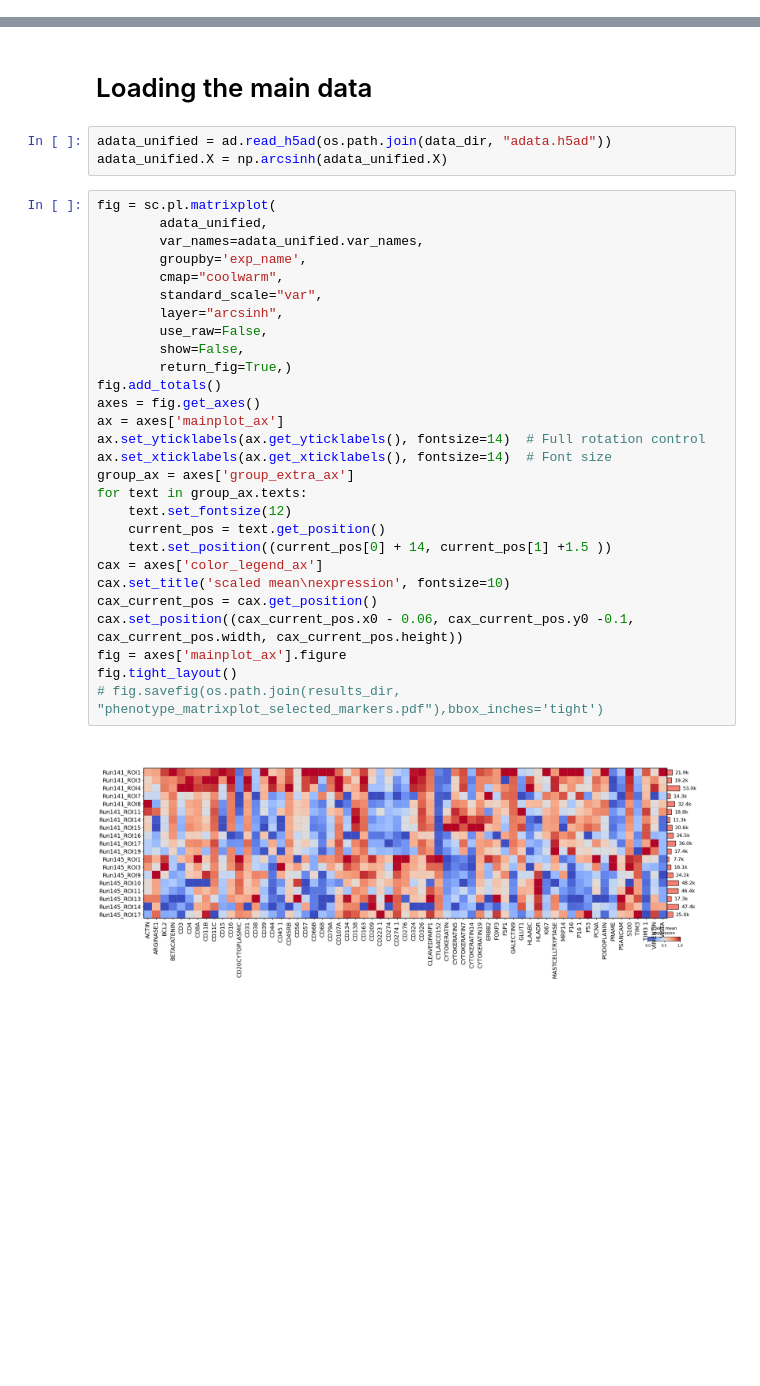
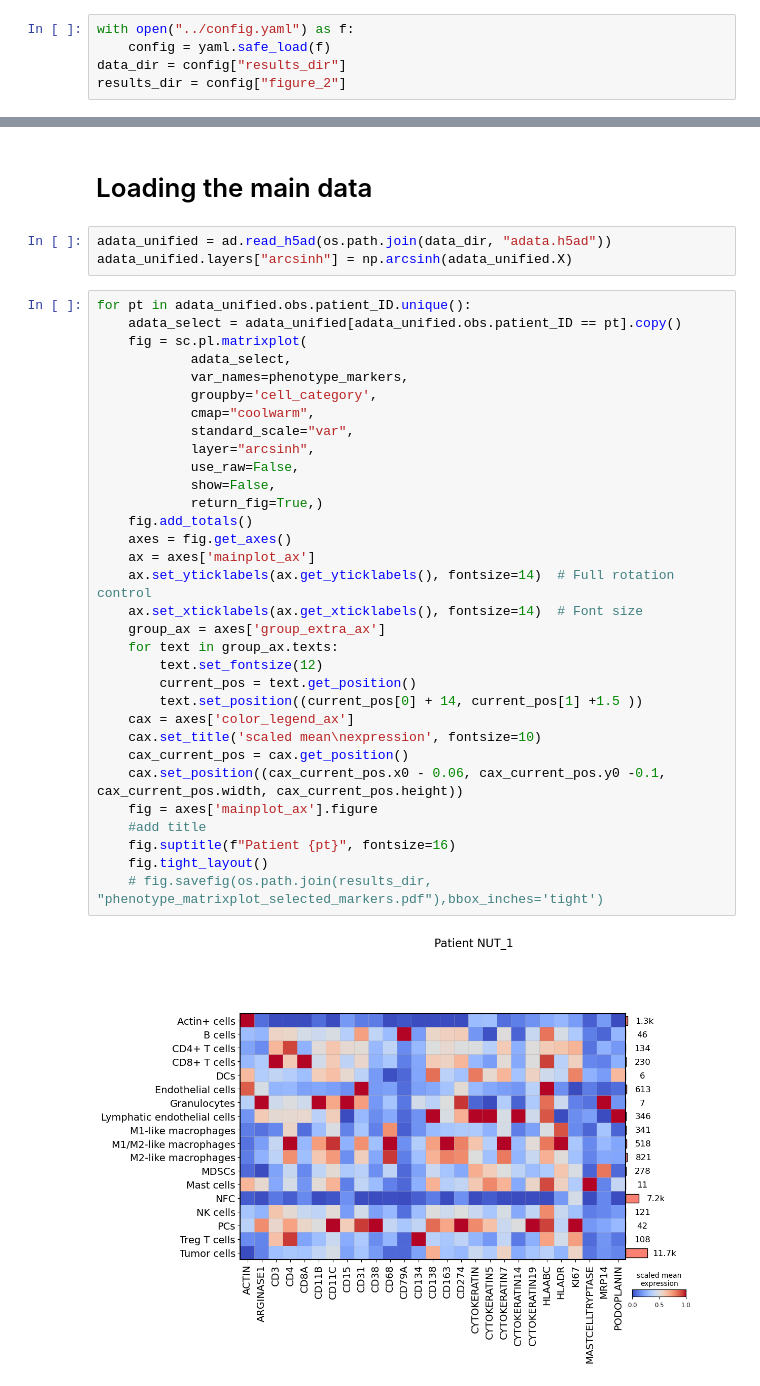
Before and after one commit to SchapiroLabor/NUT_spatial, a Jupyter notebook: figures/figure_2_python.ipynb, the cells around one changed output, grey strips where cells are left out. Drawn from its saved outputs; the diff is of its cells as text; blank space fills up the shorter version.

Commit message:
updated readme and paths

```diff
--- a/figures/figure_2_python.ipynb
+++ b/figures/figure_2_python.ipynb
@@ -15,3 +13,8 @@ results_dir = "/Users/jawadalaaedeen/Desktop/PhD/NMC/results/figure_2"
+# %%
+with open("../config.yaml") as f:
+    config = yaml.safe_load(f)
+data_dir = config["results_dir"]
+results_dir = config["figure_2"]
 # %% [markdown]
 ### markers to showcase
 # %%
@@ -20,34 +23,38 @@ phenotype_markers = ["ACTIN", "ARGINASE1", "CD3", "CD4", "CD8A", "CD11B", "CD11C
 # Loading the main data
 # %%
 adata_unified = ad.read_h5ad(os.path.join(data_dir, "adata.h5ad"))
-adata_unified.X = np.arcsinh(adata_unified.X)
+adata_unified.layers["arcsinh"] = np.arcsinh(adata_unified.X)
 # %%
-fig = sc.pl.matrixplot(
-        adata_unified,
-        var_names=adata_unified.var_names,
-        groupby='exp_name',
-        cmap="coolwarm",
-        standard_scale="var",
-        layer="arcsinh",
-        use_raw=False,
-        show=False,
-        return_fig=True,)
-fig.add_totals()
-axes = fig.get_axes()
-ax = axes['mainplot_ax']
-ax.set_yticklabels(ax.get_yticklabels(), fontsize=14)  # Full rotation control
-ax.set_xticklabels(ax.get_xticklabels(), fontsize=14)  # Font size
-group_ax = axes['group_extra_ax']
-for text in group_ax.texts:
-    text.set_fontsize(12)
-    current_pos = text.get_position()
-    text.set_position((current_pos[0] + 14, current_pos[1] +1.5 ))
-cax = axes['color_legend_ax']
-cax.set_title('scaled mean\nexpression', fontsize=10)
-cax_current_pos = cax.get_position()
-cax.set_position((cax_current_pos.x0 - 0.06, cax_current_pos.y0 -0.1, cax_current_pos.width, cax_current_pos.height))
-fig = axes['mainplot_ax'].figure
-fig.tight_layout()
-# fig.savefig(os.path.join(results_dir, "phenotype_matrixplot_selected_markers.pdf"),bbox_inches='tight')
+for pt in adata_unified.obs.patient_ID.unique():
+    adata_select = adata_unified[adata_unified.obs.patient_ID == pt].copy()
+    fig = sc.pl.matrixplot(
+            adata_select,
+            var_names=phenotype_markers,
+            groupby='cell_category',
+            cmap="coolwarm",
+            standard_scale="var",
+            layer="arcsinh",
+            use_raw=False,
+            show=False,
+            return_fig=True,)
+    fig.add_totals()
+    axes = fig.get_axes()
+    ax = axes['mainplot_ax']
+    ax.set_yticklabels(ax.get_yticklabels(), fontsize=14)  # Full rotation control
+    ax.set_xticklabels(ax.get_xticklabels(), fontsize=14)  # Font size
+    group_ax = axes['group_extra_ax']
+    for text in group_ax.texts:
+        text.set_fontsize(12)
+        current_pos = text.get_position()
+        text.set_position((current_pos[0] + 14, current_pos[1] +1.5 ))
+    cax = axes['color_legend_ax']
+    cax.set_title('scaled mean\nexpression', fontsize=10)
+    cax_current_pos = cax.get_position()
+    cax.set_position((cax_current_pos.x0 - 0.06, cax_current_pos.y0 -0.1, cax_current_pos.width, cax_current_pos.height))
+    fig = axes['mainplot_ax'].figure
+    #add title
+    fig.suptitle(f"Patient {pt}", fontsize=16)
+    fig.tight_layout()
+    # fig.savefig(os.path.join(results_dir, "phenotype_matrixplot_selected_markers.pdf"),bbox_inches='tight')
 # %% [output]
-[figure, old version]
+[figure, new version]
```
Also changed, not shown: parts of 7 cells of this notebook, 15 other files.
